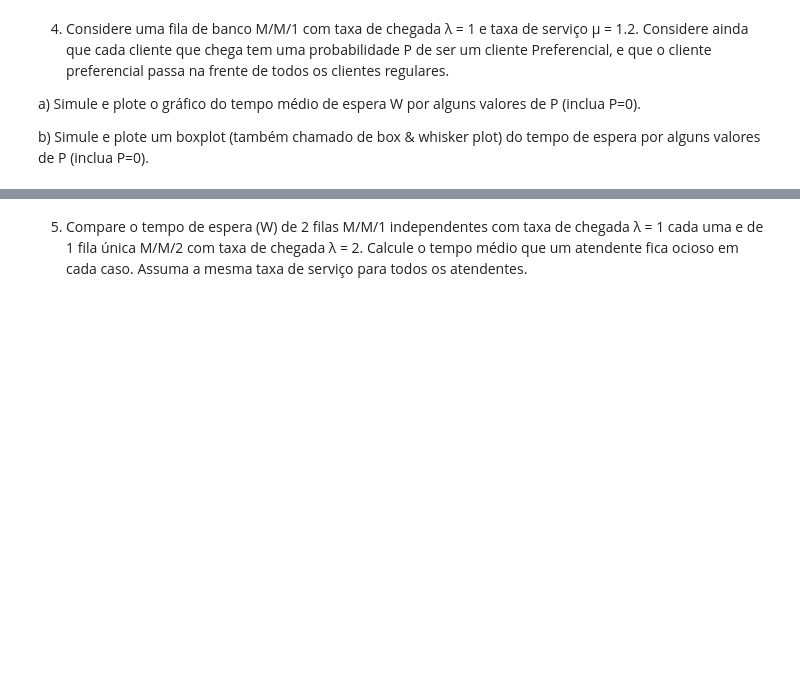
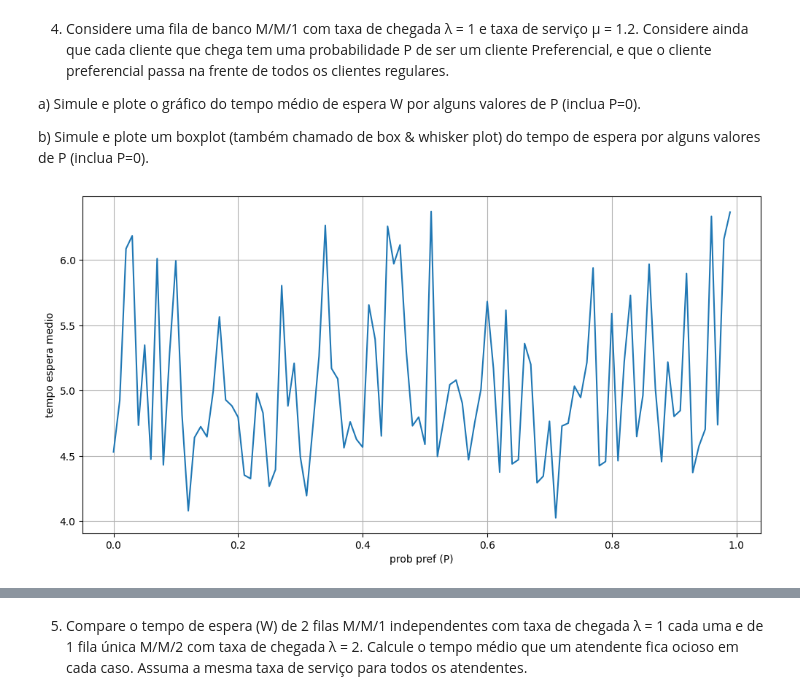
Before and after one commit to gventino/ModSimPractices, a Jupyter notebook: P2/P2.ipynb, the cells around one changed output, grey strips where cells are left out. Cells and saved outputs as stored; diff of their text form; code cells hidden in the pictures; blank space fills up the shorter version.

```diff
--- a/P2/P2.ipynb
+++ b/P2/P2.ipynb
@@ -168,3 +358,97 @@ P=0).
 
 b) Simule e plote um boxplot (também chamado de box & whisker plot) do tempo de
 espera por alguns valores de P (inclua P=0).
+# %%
+# A)
+def banco(P):
+    lambda_val=1
+    mu=1.2
+    t_final=10000
+
+    # dicts para os tempos
+    # quando cada cliente chega
+    chegadas = {}
+    # quando cada cliente sai
+    saidas = {}
+    # id dos cliente
+    id_cliente = 0
+    # true se for pref
+    tipo_cliente = {}
+
+
+    tempo_total = 0
+    # essas filas guardam id
+    fila_regular = []
+    fila_pref = []
+    cliente_atual = None
+
+    # guarda tempos espera
+    todos_tempos_espera = []
+
+    while tempo_total < t_final:
+        taxa_chegada = lambda_val
+        taxa_servico = mu if cliente_atual is not None else 0
+
+        tempo_prox_chegada = np.random.exponential(1/taxa_chegada)
+        if taxa_servico > 0:
+            tempo_prox_servico = np.random.exponential(1/taxa_servico)
+        else:
+            tempo_prox_servico = float('inf')
+
+        if tempo_prox_chegada < tempo_prox_servico:
+            # chegou cliente
+            tempo_total += tempo_prox_chegada
+            chegadas[id_cliente] = tempo_total
+
+            # testa se eh pref
+            eh_preferencial = np.random.random() < P
+            tipo_cliente[id_cliente] = eh_preferencial
+
+            # bota na fila certa
+            if eh_preferencial:
+                fila_pref.append(id_cliente)
+            else:
+                fila_regular.append(id_cliente)
+            id_cliente += 1
+
+        else:
+            # terminou de atender
+            tempo_total += tempo_prox_servico
+            if cliente_atual is not None:
+                saidas[cliente_atual] = tempo_total
+                cliente_atual = None
+
+        # se fila vazia chama prox
+        if cliente_atual is None:
+            if len(fila_pref) > 0:
+                cliente_atual = fila_pref.pop(0)
+            elif len(fila_regular) > 0:
+                cliente_atual = fila_regular.pop(0)
+
+    # tempos espera
+    tempos_espera = []
+    for cid in saidas.keys():
+        tempo_espera = saidas[cid] - chegadas[cid]
+        tempos_espera.append(tempo_espera)
+        todos_tempos_espera.append((tempo_espera, tipo_cliente[cid]))
+
+    medias_esperas = np.mean(tempos_espera)
+    return medias_esperas, todos_tempos_espera
+
+ps = np.arange(0,1,0.01)
+lista_medias_esperas = []
+todos_tempos = []
+
+for p in ps:
+    medias_esperas, tempos = banco(p)
+    lista_medias_esperas.append(medias_esperas)
+    todos_tempos.append(tempos)
+
+plt.figure(figsize=(12, 6))
+plt.plot(ps, lista_medias_esperas)
+plt.xlabel('prob pref (P)')
+plt.ylabel('tempo espera medio')
+plt.grid()
+plt.show()
+# %% [output]
+[figure, added]
```
Also changed, not shown: parts of 16 cells of this notebook.
